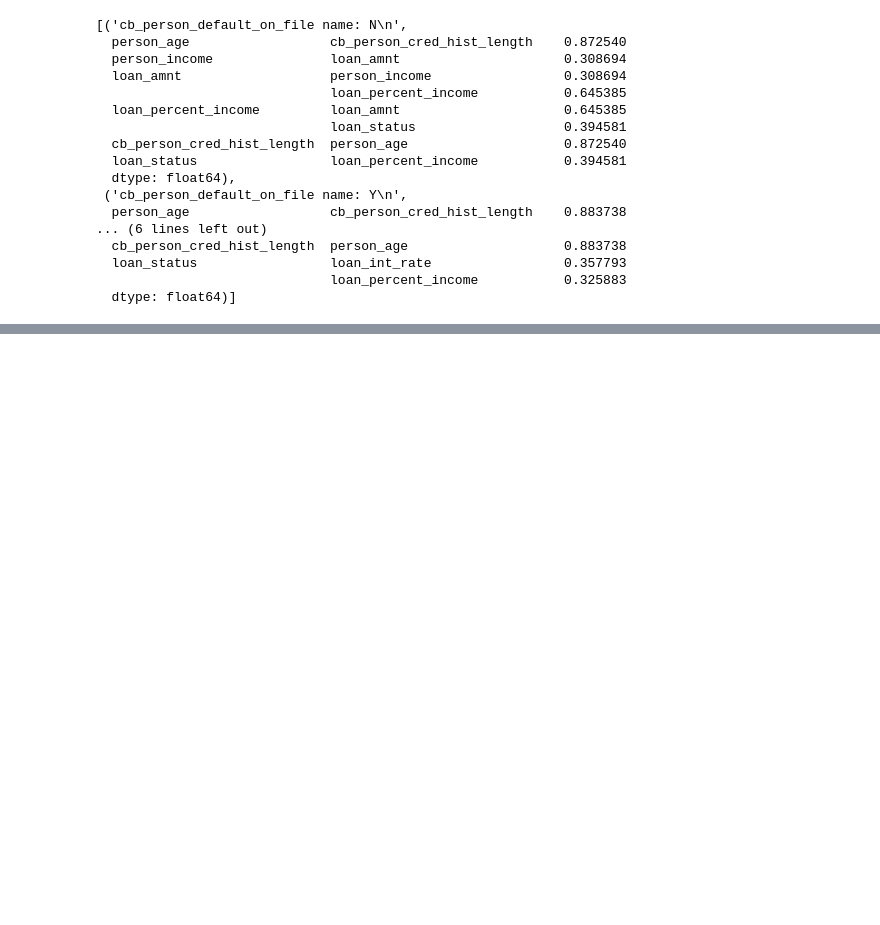
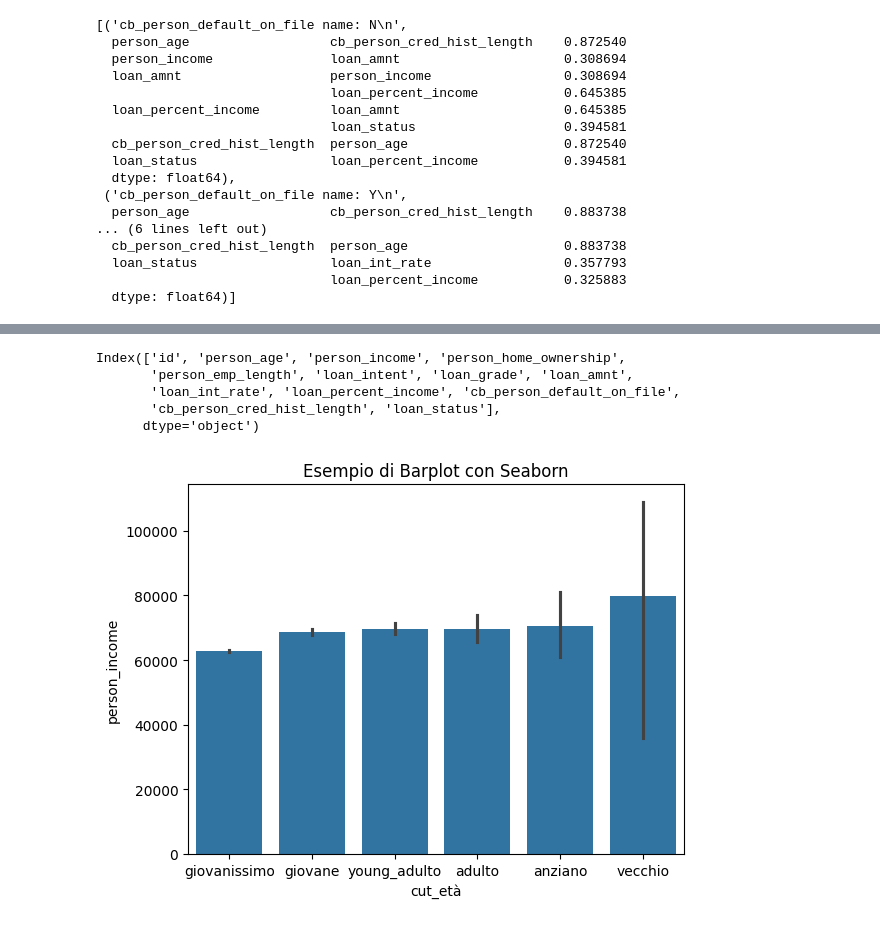
Before and after one commit to AlessioGFerraioli/EsGruppoLoanData, a Jupyter notebook: analisi_dati_stefano.ipynb, the cells around one changed output, grey strips where cells are left out. Cells and saved outputs as stored; diff of their text form; code cells hidden in the pictures; blank space fills up the shorter version.

```diff
--- a/analisi_dati_stefano.ipynb
+++ b/analisi_dati_stefano.ipynb
@@ -299,3 +296,19 @@ Correlazioni presenti in 2 o più loan_intent:
 ('loan_amnt', 'person_income'): presenti in 2 cb_person_default_on_file -> cb_person_default_on_file name: Y, cb_person_default_on_file name: N
 ('loan_amnt', 'loan_percent_income'): presenti in 2 cb_person_default_on_file -> cb_person_default_on_file name: Y, cb_person_default_on_file name: N
 ('loan_percent_income', 'loan_status'): presenti in 2 cb_person_default_on_file -> cb_person_default_on_file name: Y, cb_person_default_on_file name: N
+# %%
+df.columns
+# %% [output]
+Index(['id', 'person_age', 'person_income', 'person_home_ownership',
+       'person_emp_length', 'loan_intent', 'loan_grade', 'loan_amnt',
+       'loan_int_rate', 'loan_percent_income', 'cb_person_default_on_file',
+       'cb_person_cred_hist_length', 'loan_status'],
+      dtype='object')
+# %%
+df['cut_età'] = pd.cut(df['person_age'], bins=[20, 30, 40, 50, 60, 80, 125], labels=['giovanissimo', 'giovane', 'young_adulto', 'adulto','anziano','vecchio'])
+# %%
+sns.barplot(data=df, x='cut_età', y='person_income')
+plt.title('Esempio di Barplot con Seaborn')
+plt.show()
+# %% [output]
+[figure, added]
```
Also changed, not shown: parts of 4 cells of this notebook.
